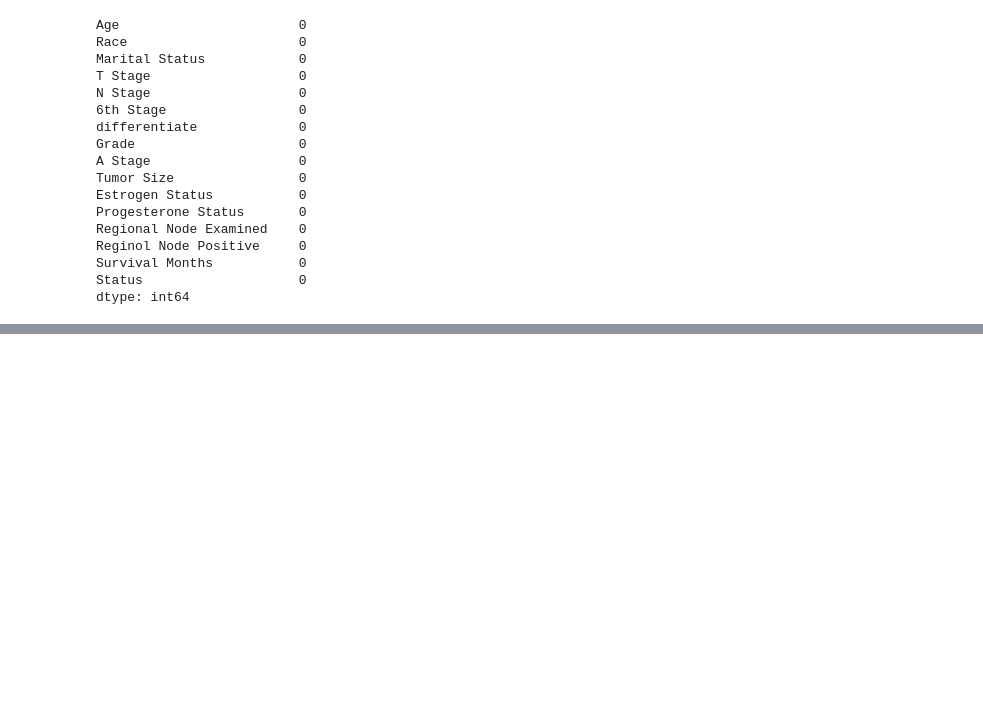
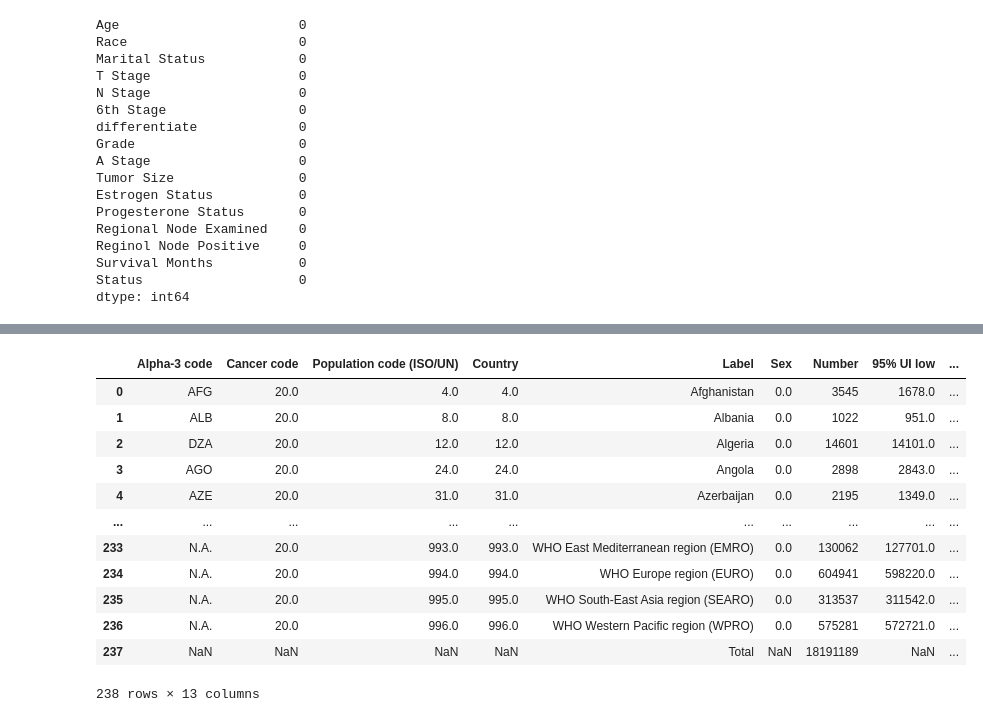
Before and after one commit to Adalab/proyect-da-promo-47-modulo-4-team-4, a Jupyter notebook: proyecto_cancer.ipynb, the cells around one changed output, grey strips where cells are left out. Saved outputs shown, nothing was run; the diff lists cells and outputs as text; code cells hidden in the pictures; blank space fills up the shorter version.

Commit message:
limpieza nuevo archivos

```diff
--- a/proyecto_cancer.ipynb
+++ b/proyecto_cancer.ipynb
@@ -46,0 +124,18 @@ df_limpio = pd.read_csv('Breast_Cancer_Limpio.csv')
+# %%
+# Leemos el archivo de países
+df_paises = pd.read_csv('./files/dataset-paises.csv')
+df_paises
+# %% [output]
+|  | Alpha-3 code | Cancer code | Population code (ISO/UN) | Country | Label | Sex | Number | 95% UI low | ... |
+| 0 | AFG | 20.0 | 4.0 | 4.0 | Afghanistan | 0.0 | 3545 | 1678.0 | ... |
+| 1 | ALB | 20.0 | 8.0 | 8.0 | Albania | 0.0 | 1022 | 951.0 | ... |
+| 2 | DZA | 20.0 | 12.0 | 12.0 | Algeria | 0.0 | 14601 | 14101.0 | ... |
+| 3 | AGO | 20.0 | 24.0 | 24.0 | Angola | 0.0 | 2898 | 2843.0 | ... |
+| 4 | AZE | 20.0 | 31.0 | 31.0 | Azerbaijan | 0.0 | 2195 | 1349.0 | ... |
+| ... | ... | ... | ... | ... | ... | ... | ... | ... | ... |
+| 233 | N.A. | 20.0 | 993.0 | 993.0 | WHO East Mediterranean region (EMRO) | 0.0 | 130062 | 127701.0 | ... |
+| 234 | N.A. | 20.0 | 994.0 | 994.0 | WHO Europe region (EURO) | 0.0 | 604941 | 598220.0 | ... |
+| 235 | N.A. | 20.0 | 995.0 | 995.0 | WHO South-East Asia region (SEARO) | 0.0 | 313537 | 311542.0 | ... |
+| 236 | N.A. | 20.0 | 996.0 | 996.0 | WHO Western Pacific region (WPRO) | 0.0 | 575281 | 572721.0 | ... |
+| 237 | NaN | NaN | NaN | NaN | Total | NaN | 18191189 | NaN | ... |
+238 rows × 13 columns
```
Also changed, not shown: parts of 15 cells of this notebook, 6 other files.
